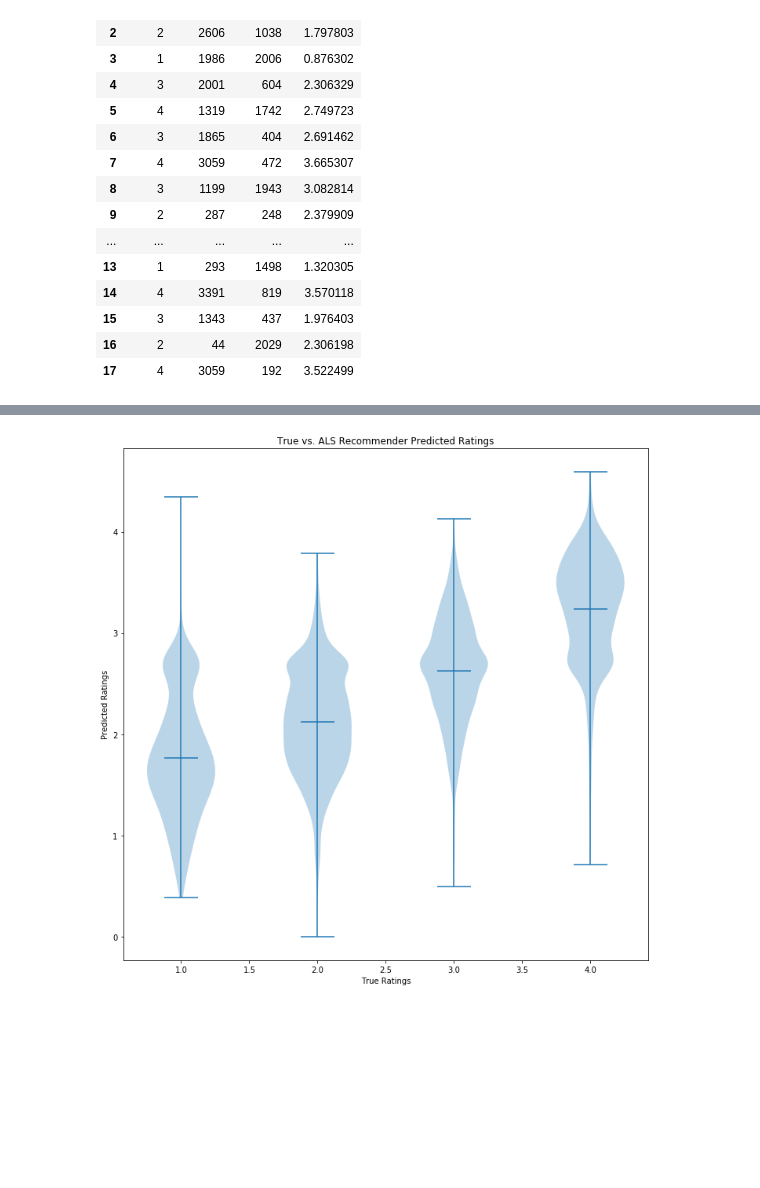
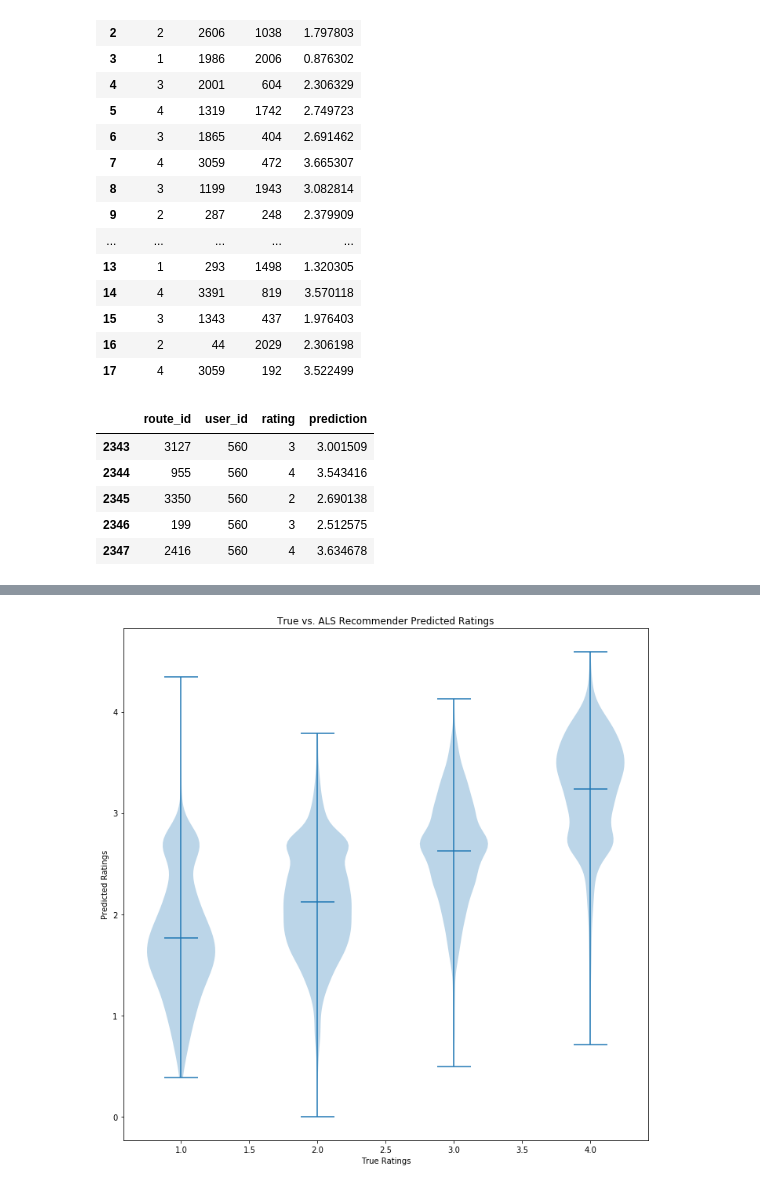
Before and after one commit to davidblaszka/redpointer, a Jupyter notebook: src/ensemble_model.ipynb, the cells around one changed output, grey strips where cells are left out. Saved outputs shown, nothing was run; the diff lists cells and outputs as text; code cells hidden in the pictures; blank space fills up the shorter version.

```diff
--- a/src/ensemble_model.ipynb
+++ b/src/ensemble_model.ipynb
@@ -92,6 +141,15 @@ predictions_df.head(18)
 | 15 | 3 | 1343 | 437 | 1.976403 |
 | 16 | 2 | 44 | 2029 | 2.306198 |
 | 17 | 4 | 3059 | 192 | 3.522499 |
+# %%
+predictions_df[predictions_df['user_id'] == 560]
+# %% [output]
+|  | route_id | user_id | rating | prediction |
+| 2343 | 3127 | 560 | 3 | 3.001509 |
+| 2344 | 955 | 560 | 4 | 3.543416 |
+| 2345 | 3350 | 560 | 2 | 2.690138 |
+| 2346 | 199 | 560 | 3 | 2.512575 |
+| 2347 | 2416 | 560 | 4 | 3.634678 |
 # %%
 # Fill any missing values with the mean rating
 # There are multiple things you could fill with, this is just one example
```
Also changed, not shown: parts of 30 cells of this notebook, 7 other files.
